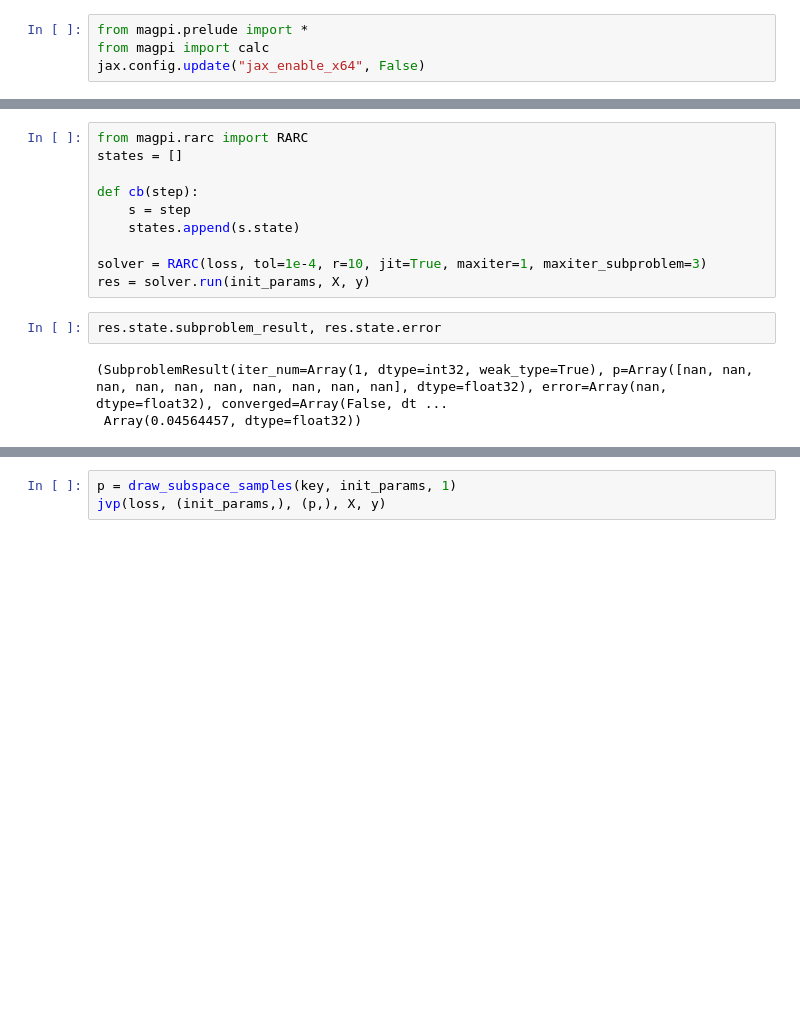
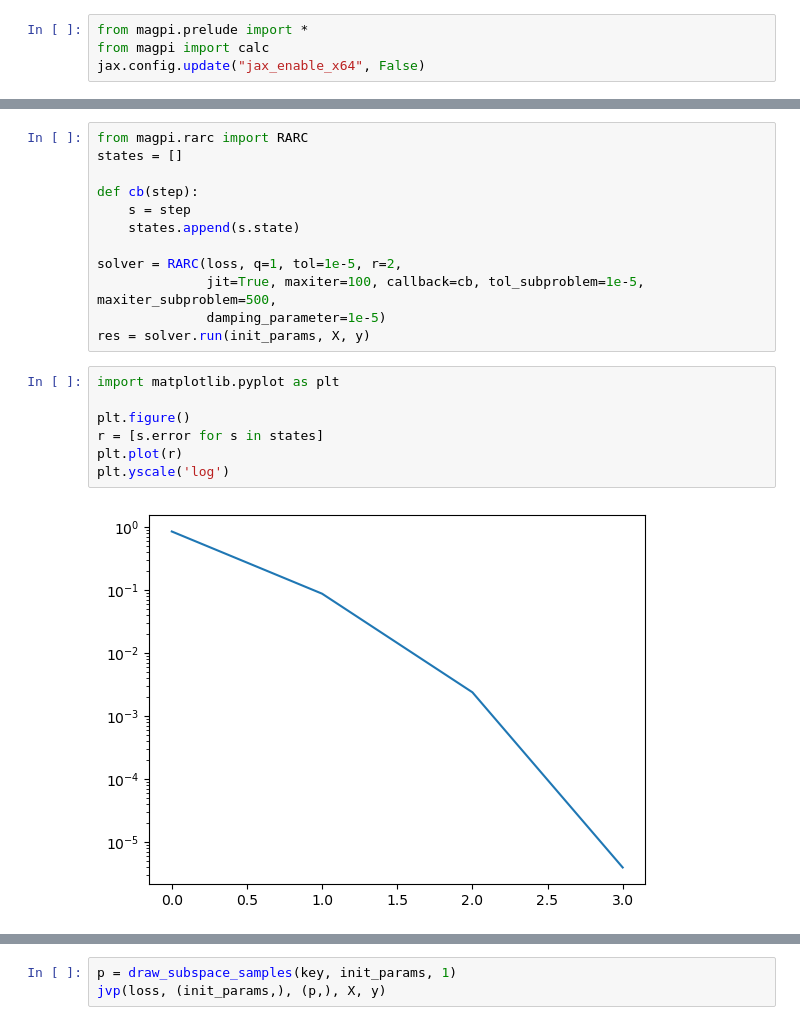
Before and after one commit to schaffer9/MagPI, a Jupyter notebook: examples/rarc.ipynb, the cells around one changed output, grey strips where cells are left out. Drawn from its saved outputs; the diff is of its cells as text; blank space fills up the shorter version.

Commit message:
update RARC

```diff
--- a/examples/rarc.ipynb
+++ b/examples/rarc.ipynb
@@ -54,12 +56,18 @@ def cb(step):
     s = step
     states.append(s.state)
 
-solver = RARC(loss, tol=1e-4, r=10, jit=True, maxiter=1, maxiter_subproblem=3)
+solver = RARC(loss, q=1, tol=1e-5, r=2,
+              jit=True, maxiter=100, callback=cb, tol_subproblem=1e-5, maxiter_subproblem=500,
+              damping_parameter=1e-5)
 res = solver.run(init_params, X, y)
-# %%
-res.state.subproblem_result, res.state.error
-# %% [output]
-(SubproblemResult(iter_num=Array(1, dtype=int32, weak_type=True), p=Array([nan, nan, nan, nan, nan, nan, nan, nan, nan, nan], dtype=float32), error=Array(nan, dtype=float32), converged=Array(False, dt ...
- Array(0.04564457, dtype=float32))
+# %%
+import matplotlib.pyplot as plt
+
+plt.figure()
+r = [s.error for s in states]
+plt.plot(r)
+plt.yscale('log')
+# %% [output]
+[figure, added]
 # %%
 from jaxopt import loop
```
Also changed, not shown: parts of 13 cells of this notebook, 1 other file.
